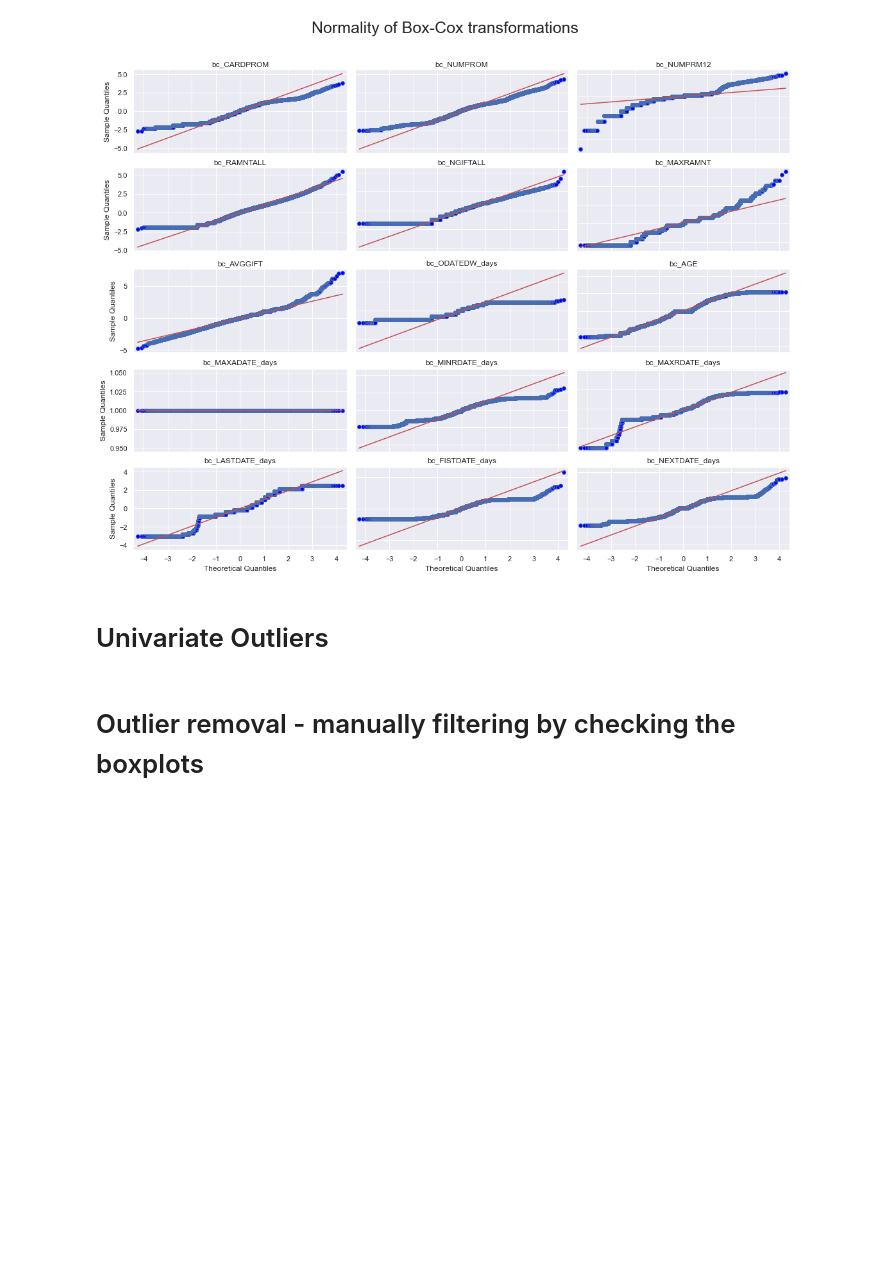
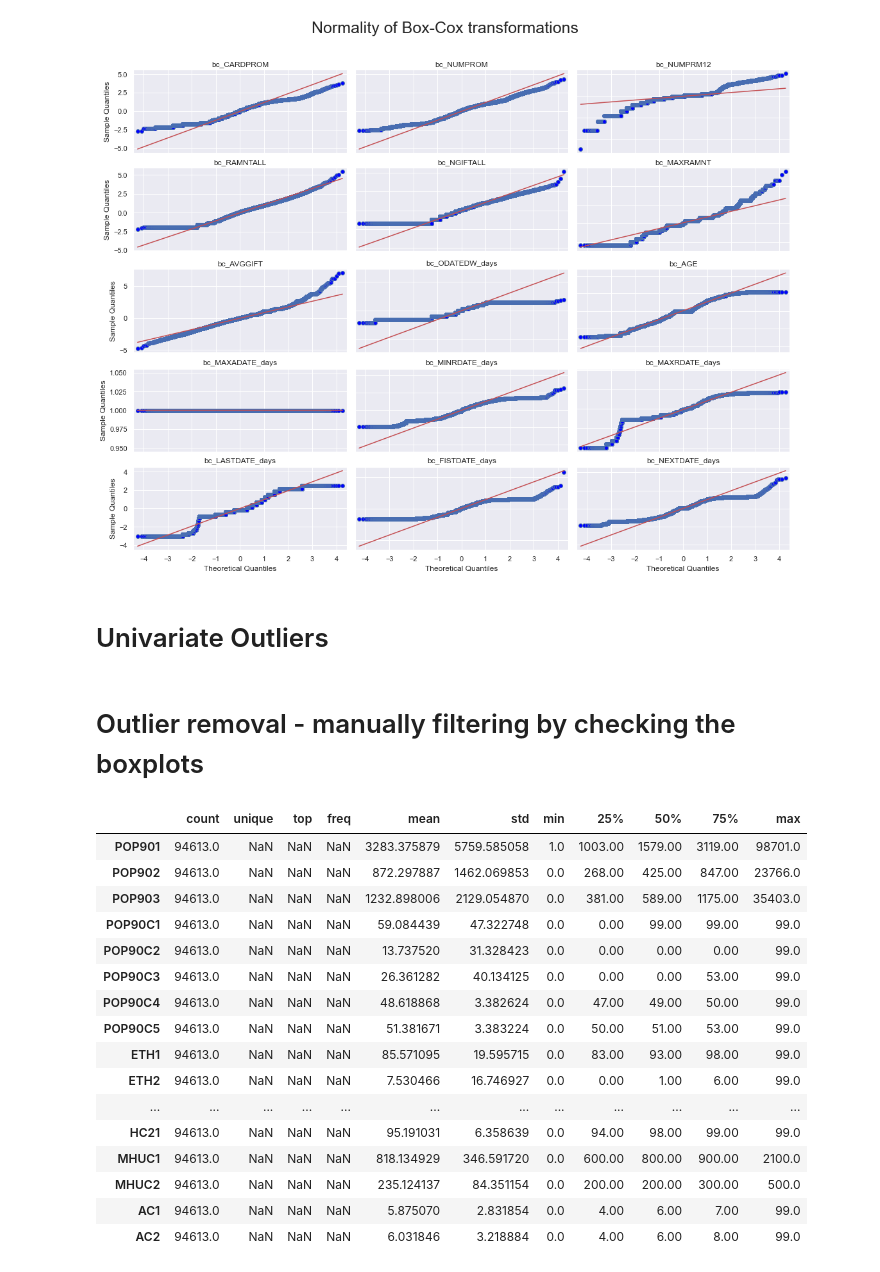
Before and after one commit to rfmmonteiro99/DM-Project-Final, a Jupyter notebook: project_full_notebook.ipynb, the cells around one changed output. Cells and saved outputs as stored; diff of their text form; code cells hidden in the pictures; blank space fills up the shorter version.

```diff
--- a/project_full_notebook.ipynb
+++ b/project_full_notebook.ipynb
@@ -830,15 +821,13 @@ Name: ODATEDW, dtype: datetime64[ns]
 # %%
-
 #(data_original['FISTDATE'] < data_original['ODATEDW']).sum()
 
 ## FISTDATE < ODATEDW substituir por ODATEDW - incoerencia
 # WE ALREADY DECIDED TO KEEP THE ODATEDW WHEN IT'S INCOHERENT
-
-data_original.loc[data_original['FISTDATE'] < data_original['ODATEDW'], 'FISTDATE']
+#data.loc[data['FISTDATE_days'] > data['ODATEDW_days'], 'FISTDATE_days']
 
 #nos aqui ja dropamos os FISTDATE por isso temos de corrigir antes
 #code:
-#data.loc[data['FISTDATE'] < data['ODATEDW'], 'FISTDATE'] = data.loc[data['FISTDATE'] < data['ODATEDW'], 'ODATEDW']
+data.loc[data['FISTDATE_days'] > data['ODATEDW_days'], 'FISTDATE_days'] = data.loc[data['FISTDATE_days'] > data['ODATEDW_days'], 'ODATEDW_days']
 
 #we assumed that the fistdate is from the promotion campaign... but if we have a fistdate before
 #odatedw we will use the the odatedw as fistdate and assume that the original fistdate was wrong manually inserted
@@ -891,0 +845,7 @@ child_w_son
+# %%
+(data['AGE'] < 18).sum()
+#we have 430 donors with less than 18 years
+
+#in our opinion, it does not make sense to have minors as donors, so we will predict a more coherent value for these
+#donors' age
+data.loc[data['AGE'] < 18, 'AGE'] = np.nan
@@ -959,7 +925,15 @@ data_original['NUMCHLD'].unique() #assuming nan is zero childs
 array([nan,  1.,  2.,  3.,  4.,  5.,  6.,  7.])
 # %%
 #the way we decided so we could retrieve some info with this variables is to create this binary:
-#New column CHILD: 1 has children(filhos) 0 cc
+#New column CHILD: 1 has children (filhos) 0 cc
+#we will then drop the CHILD and NUMCHLD variables bc the incoherences found are very hard to solve; the way we tried to
+#still use this data is to create the new binary variable referred above
+
+data['CHILD'] = '0'
+data.loc[(data['CHILD03'] != 'N') | (data['CHILD07'] != 'N') | (data['CHILD12'] != 'N') | (data['CHILD18'] != 'N') | (data['NUMCHLD'] != 0), 'CHILD'] = '1'
+# %%
+#droping the incoherent variables
+data.drop(columns=['NUMCHLD', 'CHILD03', 'CHILD07', 'CHILD12', 'CHILD18'], inplace=True)
 # %% [markdown]
 # Outliers
 # %%
@@ -1112,3 +1086,23 @@ outlier_labels = pd.concat([out_std(trans_df[yj_vars], 6.5), out_std(trans_df[qt
 outlier_labels.columns = ["outyjstd", "outqtstd"]
 # %% [markdown]
 # Outlier removal - manually filtering by checking the boxplots
+# %%
+(data.loc[:, 'POP901':'AC2']).describe(include='all').T
+# %% [output]
+|  | count | unique | top | freq | mean | std | min | 25% | 50% | 75% | max |
+| POP901 | 94613.0 | NaN | NaN | NaN | 3283.375879 | 5759.585058 | 1.0 | 1003.00 | 1579.00 | 3119.00 | 98701.0 |
+| POP902 | 94613.0 | NaN | NaN | NaN | 872.297887 | 1462.069853 | 0.0 | 268.00 | 425.00 | 847.00 | 23766.0 |
+| POP903 | 94613.0 | NaN | NaN | NaN | 1232.898006 | 2129.054870 | 0.0 | 381.00 | 589.00 | 1175.00 | 35403.0 |
+| POP90C1 | 94613.0 | NaN | NaN | NaN | 59.084439 | 47.322748 | 0.0 | 0.00 | 99.00 | 99.00 | 99.0 |
+| POP90C2 | 94613.0 | NaN | NaN | NaN | 13.737520 | 31.328423 | 0.0 | 0.00 | 0.00 | 0.00 | 99.0 |
+| POP90C3 | 94613.0 | NaN | NaN | NaN | 26.361282 | 40.134125 | 0.0 | 0.00 | 0.00 | 53.00 | 99.0 |
+| POP90C4 | 94613.0 | NaN | NaN | NaN | 48.618868 | 3.382624 | 0.0 | 47.00 | 49.00 | 50.00 | 99.0 |
+| POP90C5 | 94613.0 | NaN | NaN | NaN | 51.381671 | 3.383224 | 0.0 | 50.00 | 51.00 | 53.00 | 99.0 |
+| ETH1 | 94613.0 | NaN | NaN | NaN | 85.571095 | 19.595715 | 0.0 | 83.00 | 93.00 | 98.00 | 99.0 |
+| ETH2 | 94613.0 | NaN | NaN | NaN | 7.530466 | 16.746927 | 0.0 | 0.00 | 1.00 | 6.00 | 99.0 |
+| ... | ... | ... | ... | ... | ... | ... | ... | ... | ... | ... | ... |
+| HC21 | 94613.0 | NaN | NaN | NaN | 95.191031 | 6.358639 | 0.0 | 94.00 | 98.00 | 99.00 | 99.0 |
+| MHUC1 | 94613.0 | NaN | NaN | NaN | 818.134929 | 346.591720 | 0.0 | 600.00 | 800.00 | 900.00 | 2100.0 |
+| MHUC2 | 94613.0 | NaN | NaN | NaN | 235.124137 | 84.351154 | 0.0 | 200.00 | 200.00 | 300.00 | 500.0 |
+| AC1 | 94613.0 | NaN | NaN | NaN | 5.875070 | 2.831854 | 0.0 | 4.00 | 6.00 | 7.00 | 99.0 |
+| AC2 | 94613.0 | NaN | NaN | NaN | 6.031846 | 3.218884 | 0.0 | 4.00 | 6.00 | 8.00 | 99.0 |
```
Also changed, not shown: parts of 12 cells of this notebook.
